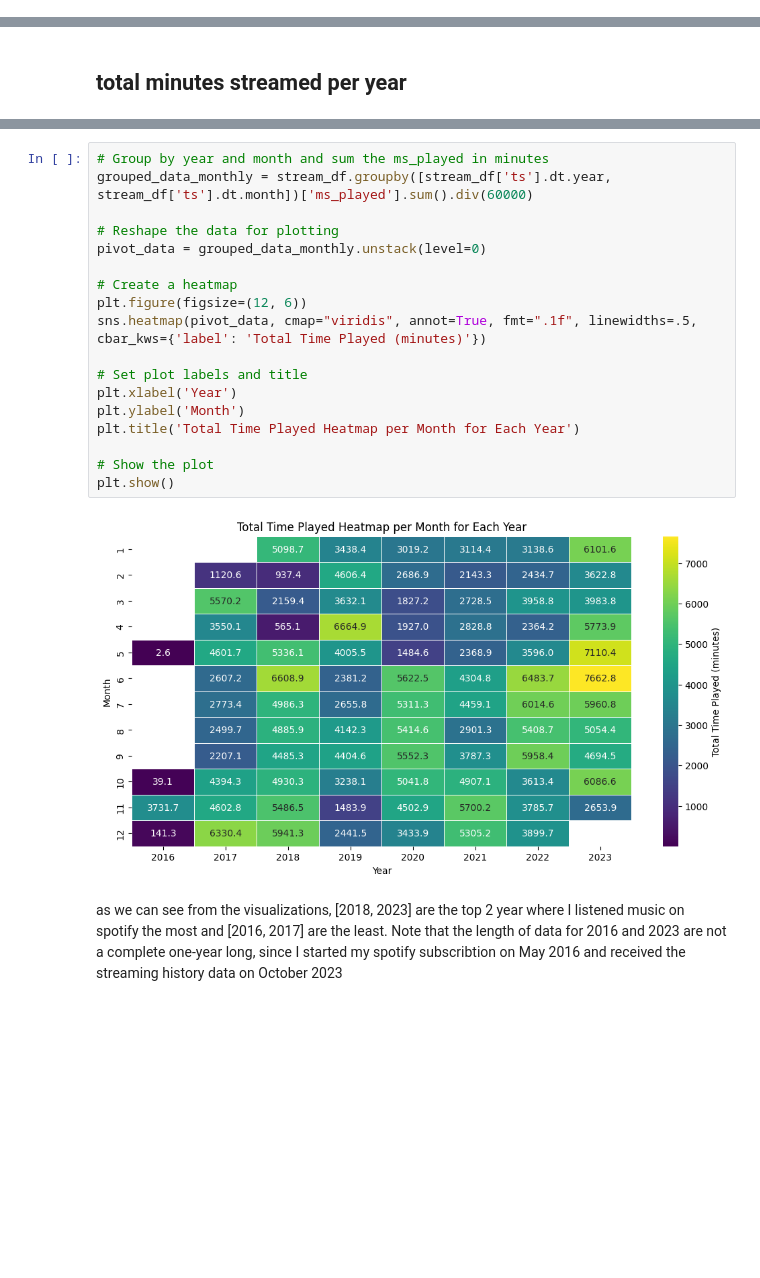
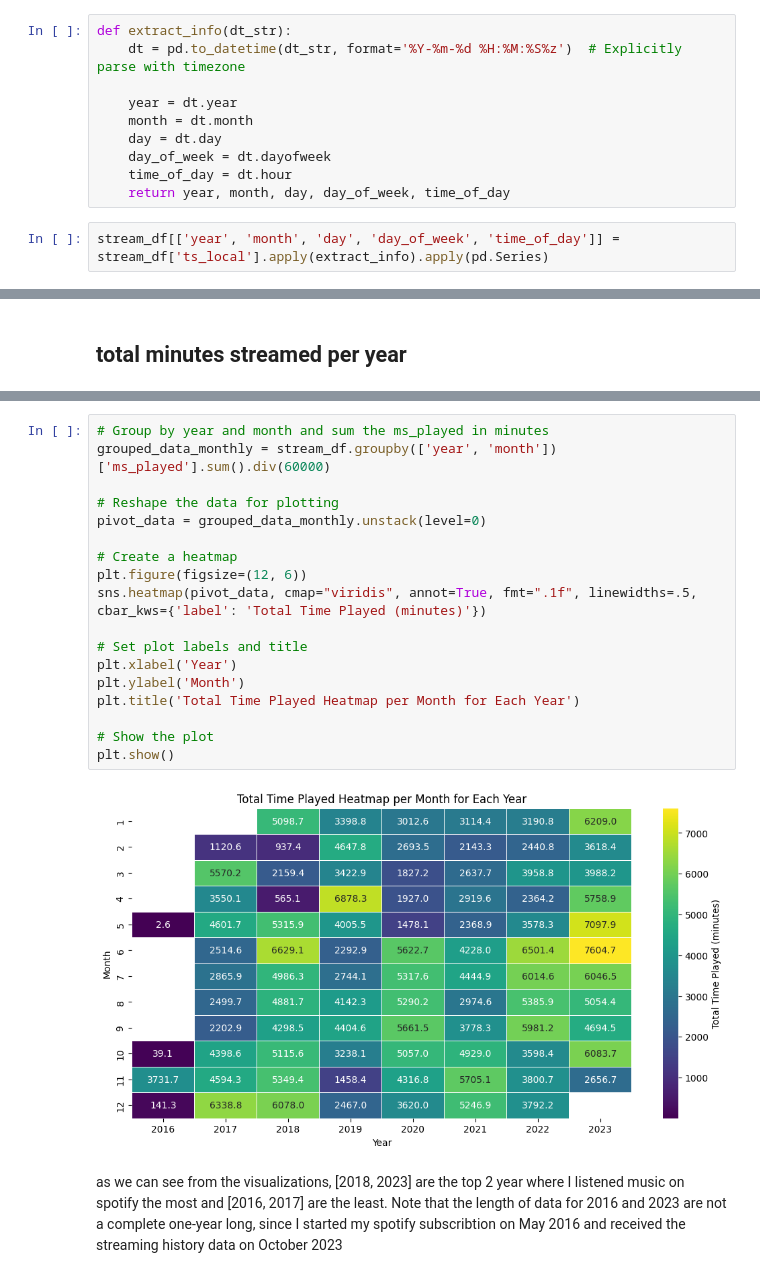
Before and after one commit to nazhifkojaz/Spotify-Analysis-Data-Collection-, a Jupyter notebook: spanalysis_dataanalysis.ipynb, the cells around one changed output, grey strips where cells are left out. Saved outputs shown, nothing was run; the diff lists cells and outputs as text; blank space fills up the shorter version.

Commit message:
Redo the data processing and analysis

```diff
--- a/spanalysis_dataanalysis.ipynb
+++ b/spanalysis_dataanalysis.ipynb
@@ -57,0 +86,12 @@ Index(['track_id', 'danceability', 'energy', 'key', 'loudness', 'mode',
+# %%
+def extract_info(dt_str):
+    dt = pd.to_datetime(dt_str, format='%Y-%m-%d %H:%M:%S%z')  # Explicitly parse with timezone
+
+    year = dt.year
+    month = dt.month
+    day = dt.day
+    day_of_week = dt.dayofweek
+    time_of_day = dt.hour
+    return year, month, day, day_of_week, time_of_day
+# %%
+stream_df[['year', 'month', 'day', 'day_of_week', 'time_of_day']] = stream_df['ts_local'].apply(extract_info).apply(pd.Series)
@@ -89,24 +138,24 @@ plt.show()
 [figure]
 # %%
 # Group by year and month and sum the ms_played in minutes
-grouped_data_monthly = stream_df.groupby([stream_df['ts'].dt.year, stream_df['ts'].dt.month])['ms_played'].sum().div(60000)
+grouped_data_monthly = stream_df.groupby(['year', 'month'])['ms_played'].sum().div(60000)
 
 # Reshape the data for plotting
 pivot_data = grouped_data_monthly.unstack(level=0)
 
 # Create a heatmap
 plt.figure(figsize=(12, 6))
 sns.heatmap(pivot_data, cmap="viridis", annot=True, fmt=".1f", linewidths=.5, cbar_kws={'label': 'Total Time Played (minutes)'})
 
 # Set plot labels and title
 plt.xlabel('Year')
 plt.ylabel('Month')
 plt.title('Total Time Played Heatmap per Month for Each Year')
 
 # Show the plot
 plt.show()
 # %% [output]
-[figure, old version]
+[figure, new version]
 # %% [markdown]
 as we can see from the visualizations, [2018, 2023] are the top 2 year where I listened music on spotify the most and [2016, 2017] are the least. Note that the length of data for 2016 and 2023 are not a complete one-year long, since I started my spotify subscribtion on May 2016 and received the streaming history data on October 2023
 # %% [markdown]
```
Also changed, not shown: parts of 20 cells of this notebook, 5 other files.
